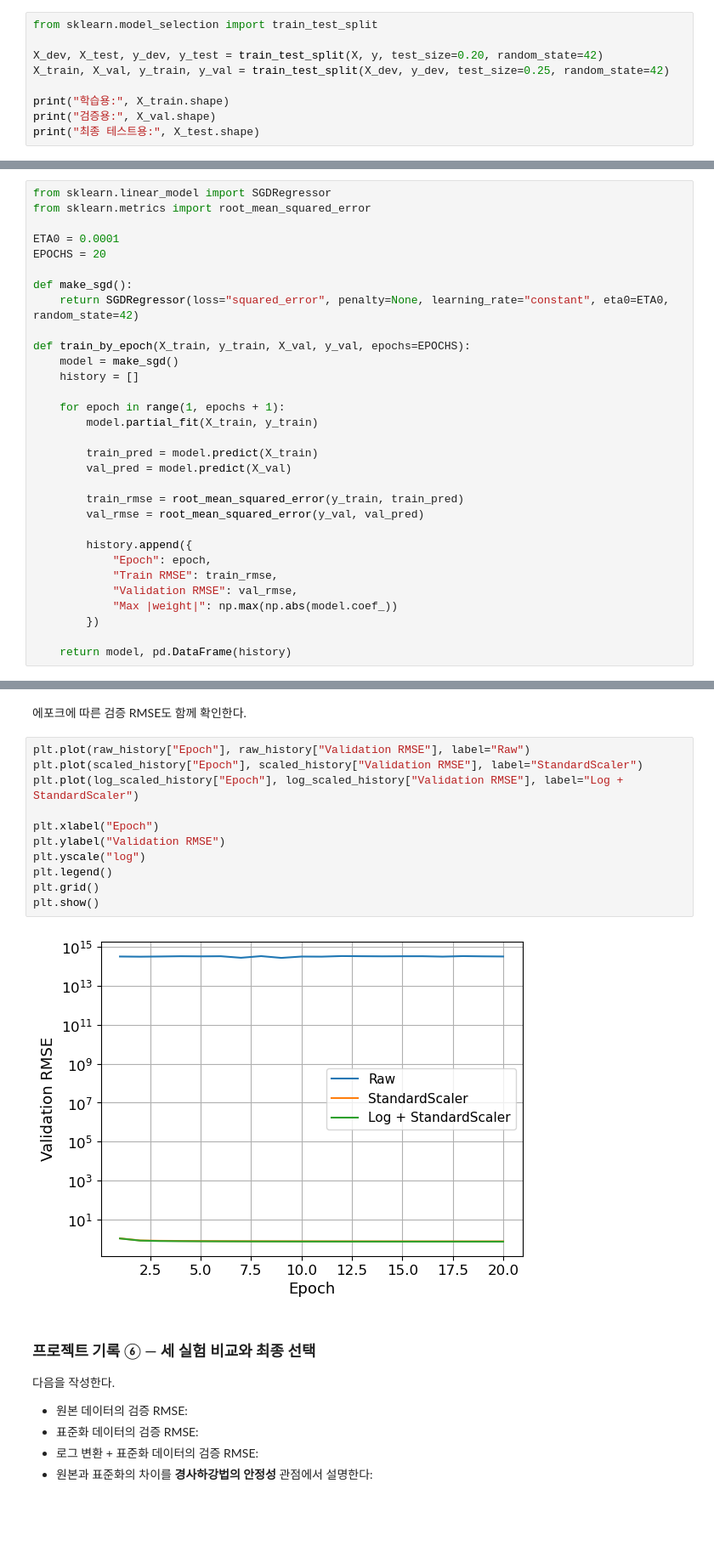
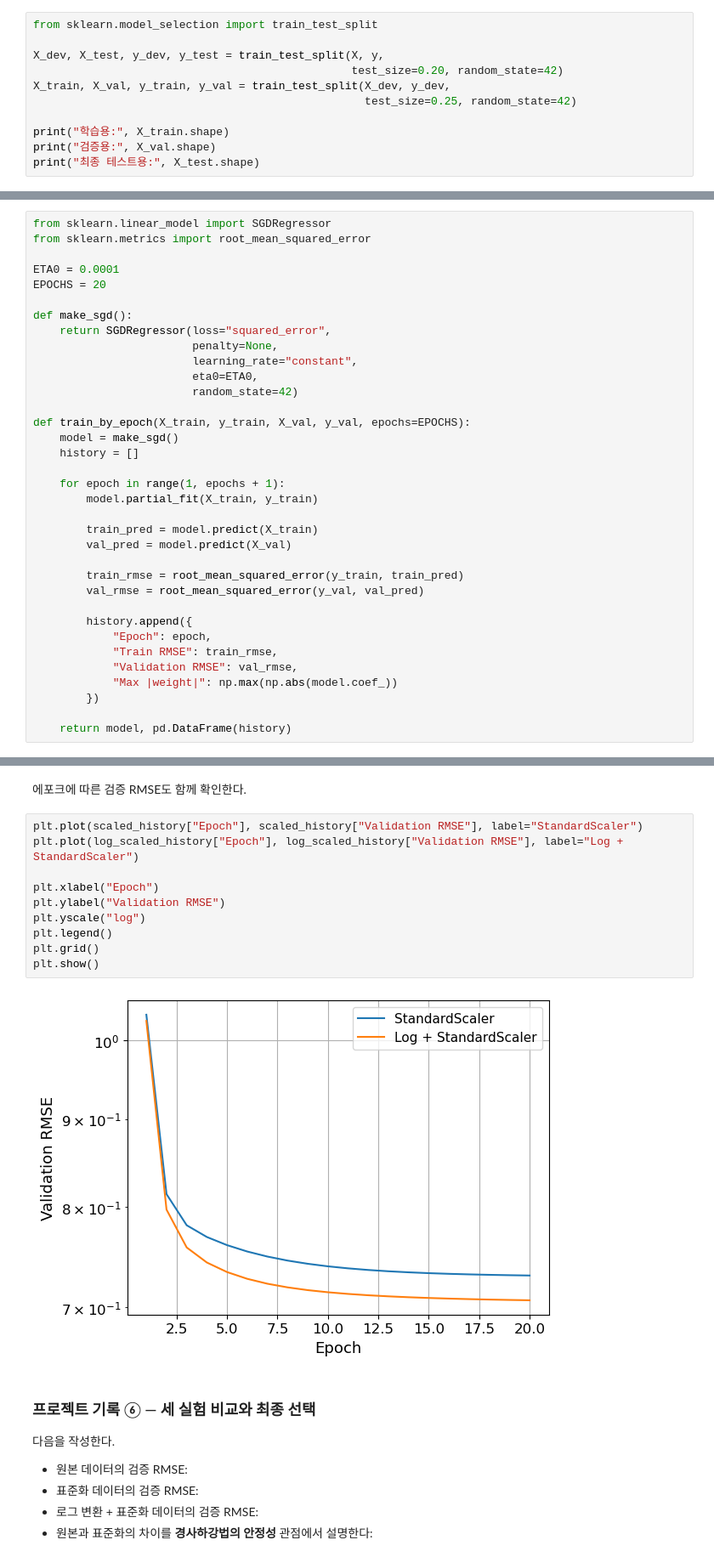
Before and after one commit to codingalzi/code-workout-ml, a Jupyter notebook: p3_project_california_housing.ipynb, the cells around one changed output, grey strips where cells are left out. Shown at 85% size. Drawn from its saved outputs; the diff is of its cells as text; blank space fills up the shorter version.

```diff
--- a/p3_project_california_housing.ipynb
+++ b/p3_project_california_housing.ipynb
@@ -122,8 +126,10 @@ memory usage: 1.3 MB
 # %%
 from sklearn.model_selection import train_test_split
 
-X_dev, X_test, y_dev, y_test = train_test_split(X, y, test_size=0.20, random_state=42)
-X_train, X_val, y_train, y_val = train_test_split(X_dev, y_dev, test_size=0.25, random_state=42)
+X_dev, X_test, y_dev, y_test = train_test_split(X, y,
+                                                test_size=0.20, random_state=42)
+X_train, X_val, y_train, y_val = train_test_split(X_dev, y_dev,
+                                                  test_size=0.25, random_state=42)
 
 print("학습용:", X_train.shape)
 print("검증용:", X_val.shape)
@@ -249,7 +335,11 @@ ETA0 = 0.0001
 EPOCHS = 20
 
 def make_sgd():
-    return SGDRegressor(loss="squared_error", penalty=None, learning_rate="constant", eta0=ETA0, random_state=42)
+    return SGDRegressor(loss="squared_error",
+                        penalty=None,
+                        learning_rate="constant",
+                        eta0=ETA0,
+                        random_state=42)
 
 def train_by_epoch(X_train, y_train, X_val, y_val, epochs=EPOCHS):
     model = make_sgd()
@@ -547,18 +637,17 @@ comparison
 # %% [markdown]
 에포크에 따른 검증 RMSE도 함께 확인한다.
 # %%
-plt.plot(raw_history["Epoch"], raw_history["Validation RMSE"], label="Raw")
 plt.plot(scaled_history["Epoch"], scaled_history["Validation RMSE"], label="StandardScaler")
 plt.plot(log_scaled_history["Epoch"], log_scaled_history["Validation RMSE"], label="Log + StandardScaler")
 
 plt.xlabel("Epoch")
 plt.ylabel("Validation RMSE")
 plt.yscale("log")
 plt.legend()
 plt.grid()
 plt.show()
 # %% [output]
-[figure, old version]
+[figure, new version]
 # %% [markdown]
 ### 프로젝트 기록 ⑥ — 세 실험 비교와 최종 선택
 
```
Also changed, not shown: parts of 9 cells of this notebook.
